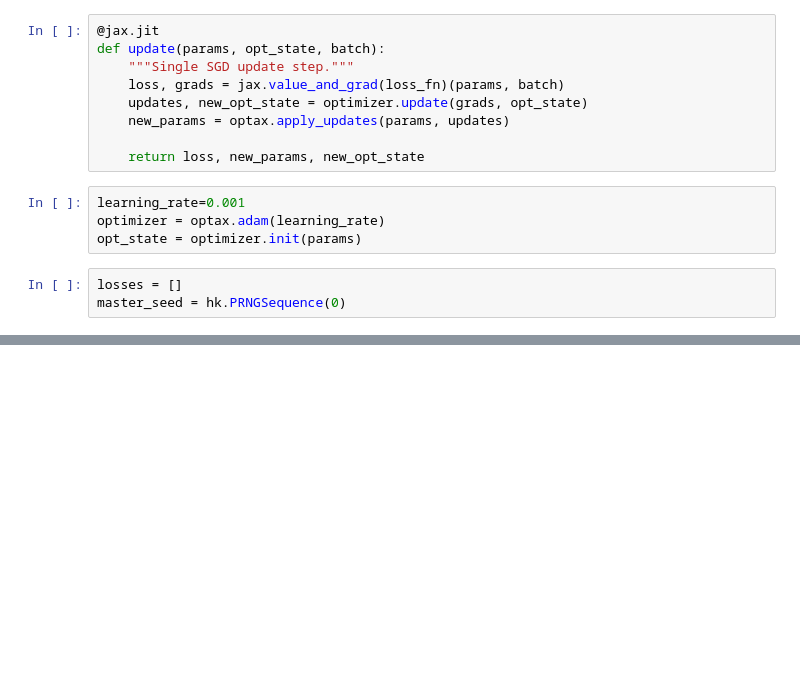
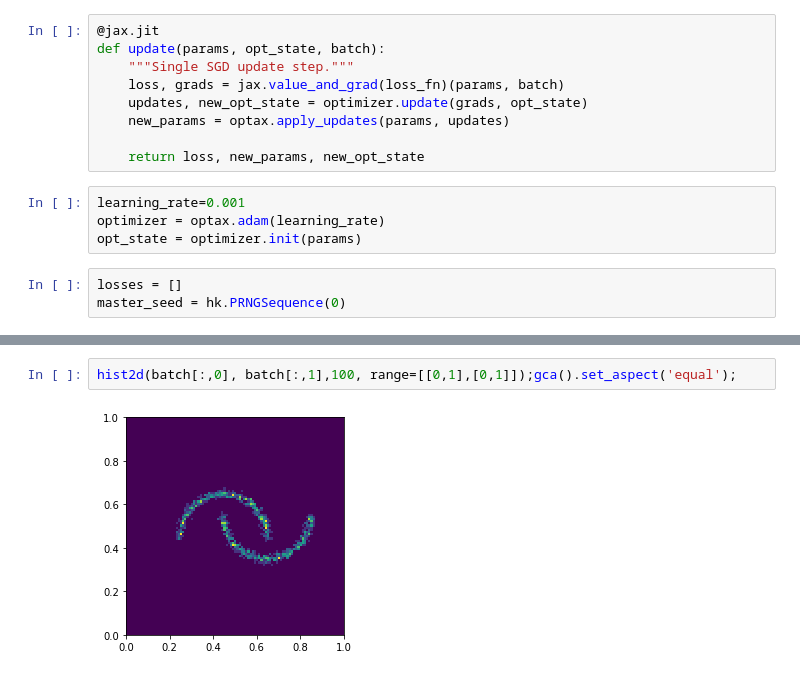
Before and after one commit to astrodeepnet/sbi_experiments, a Jupyter notebook: notebooks/score_matching/NF_implicit.ipynb, the cells around one changed output, grey strips where cells are left out. Cells and saved outputs as stored; diff of their text form; blank space fills up the shorter version.

```diff
--- a/notebooks/score_matching/NF_implicit.ipynb
+++ b/notebooks/score_matching/NF_implicit.ipynb
@@ -116,0 +121,4 @@ imshow(model_NF.apply(params, x.reshape(-1,2)).reshape([50,50]))
+# %%
+hist2d(batch[:,0], batch[:,1],100, range=[[0,1],[0,1]]);gca().set_aspect('equal');
+# %% [output]
+[figure, added]
```
Also changed, not shown: parts of 5 cells of this notebook.
